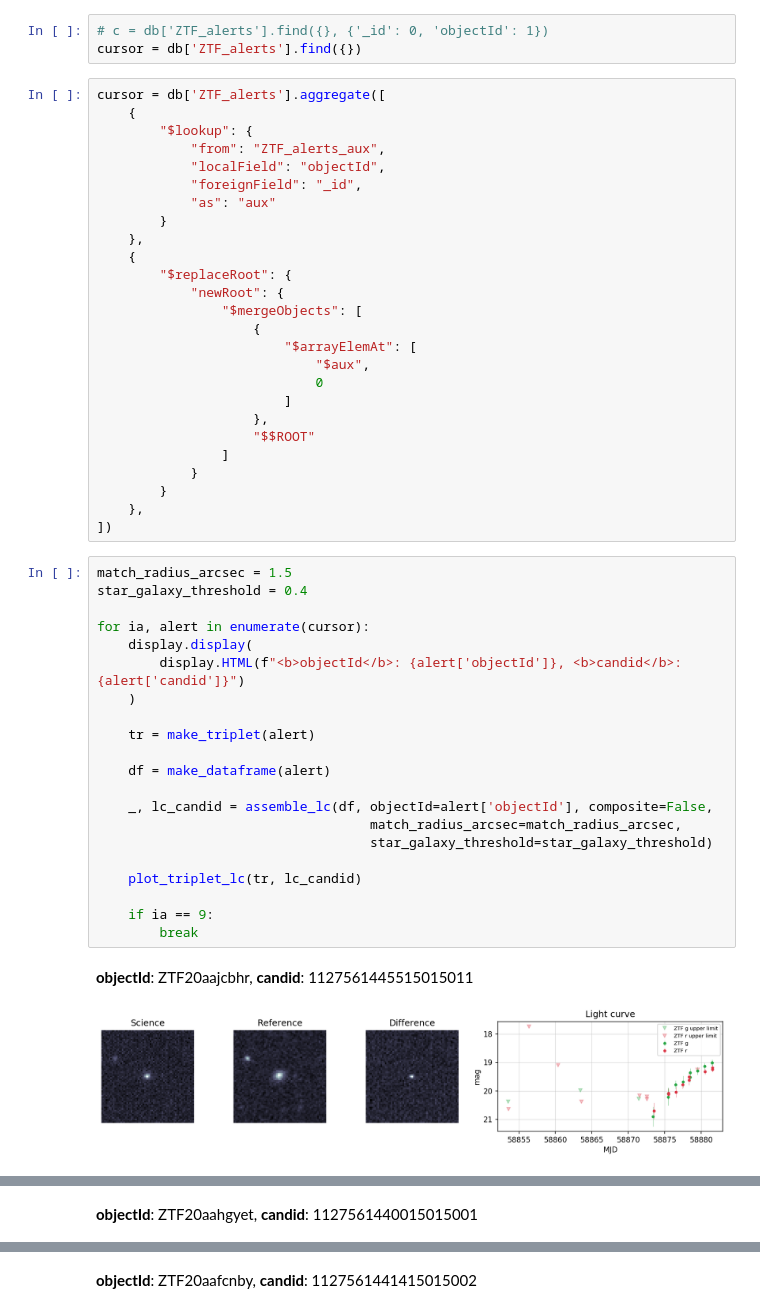
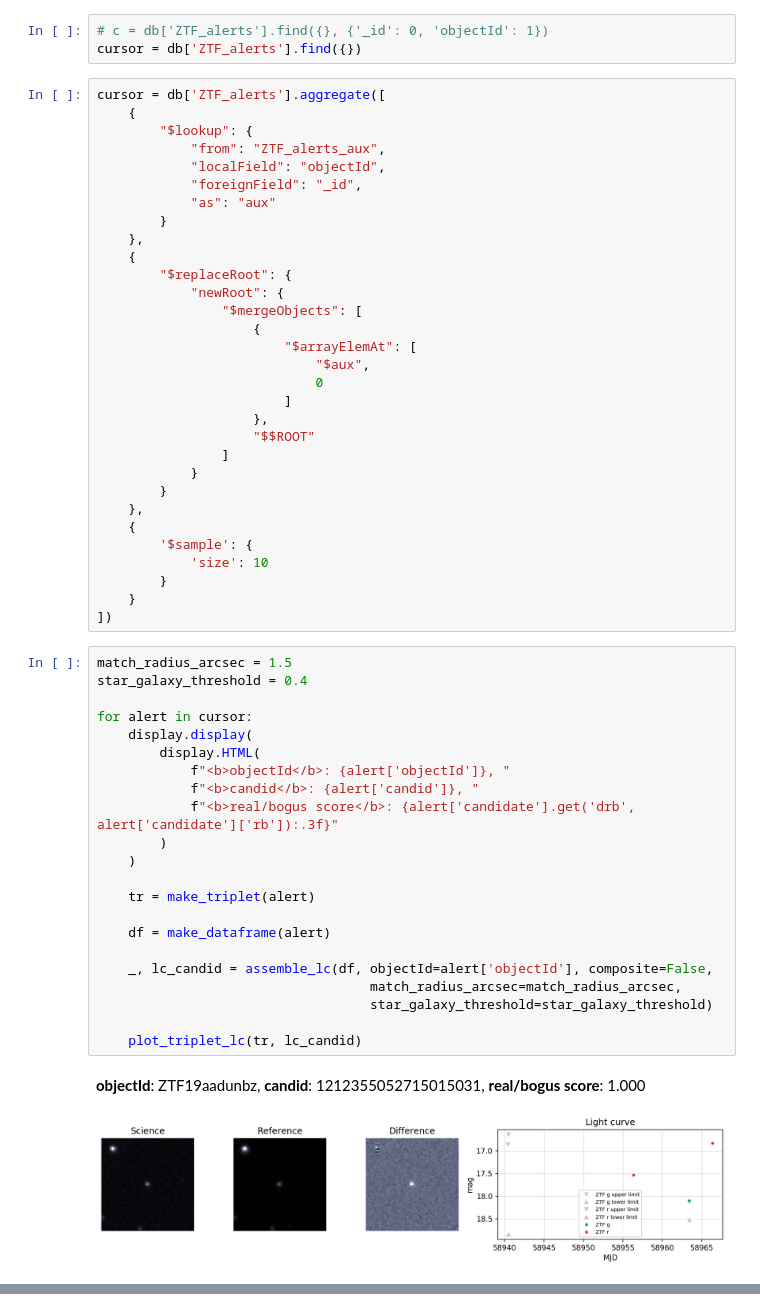
Before and after one commit to dmitryduev/ay119, a Jupyter notebook: databases/mongodb.ipynb, the cells around one changed output, grey strips where cells are left out. Cells and saved outputs as stored; diff of their text form.

```diff
--- a/databases/mongodb.ipynb
+++ b/databases/mongodb.ipynb
@@ -174,28 +177,34 @@ cursor = db['ZTF_alerts'].aggregate([
             }
         }
     },
+    {
+        '$sample': {
+            'size': 10
+        }
+    }
 ])
 # %%
 match_radius_arcsec = 1.5
 star_galaxy_threshold = 0.4
 
-for ia, alert in enumerate(cursor):
+for alert in cursor:
     display.display(
-        display.HTML(f"<b>objectId</b>: {alert['objectId']}, <b>candid</b>: {alert['candid']}")
+        display.HTML(
+            f"<b>objectId</b>: {alert['objectId']}, "
+            f"<b>candid</b>: {alert['candid']}, "
+            f"<b>real/bogus score</b>: {alert['candidate'].get('drb', alert['candidate']['rb']):.3f}"
+        )
     )
 
     tr = make_triplet(alert)
 
     df = make_dataframe(alert)
 
     _, lc_candid = assemble_lc(df, objectId=alert['objectId'], composite=False,
                                    match_radius_arcsec=match_radius_arcsec,
                                    star_galaxy_threshold=star_galaxy_threshold)
 
     plot_triplet_lc(tr, lc_candid)
-
-    if ia == 9:
-        break
 # %% [output]
-objectId: ZTF20aajcbhr, candid: 1127561445515015011
+objectId: ZTF19aadunbz, candid: 1212355052715015031, real/bogus score: 1.000
-[figure, old version]
+[figure, new version]
@@ -206 +214,0 @@ objectId: ZTF20aaelulu, candid: 1105522281015015000
-objectId: ZTF20aahgyet, candid: 1127561440015015001
@@ -208 +214,0 @@ objectId: ZTF20aahgyet, candid: 1127561440015015001
-objectId: ZTF20aafcnby, candid: 1127561441415015002
```
Also changed, not shown: parts of 9 cells of this notebook.
